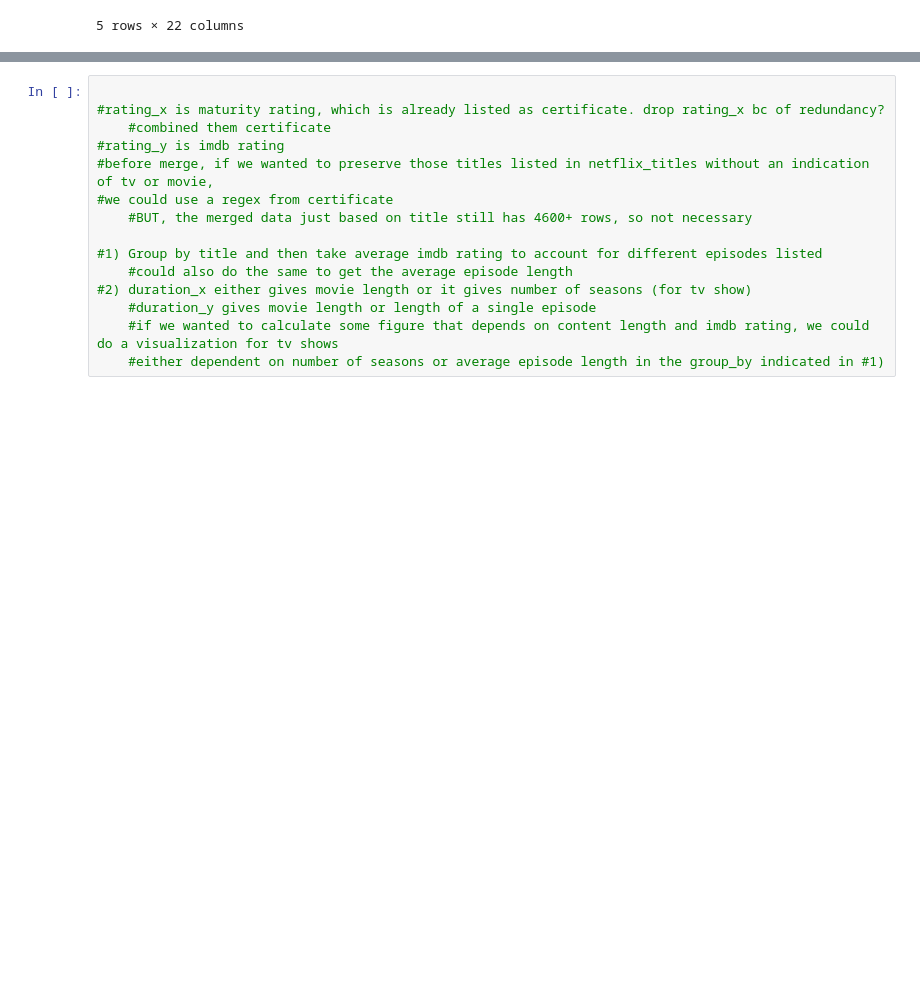
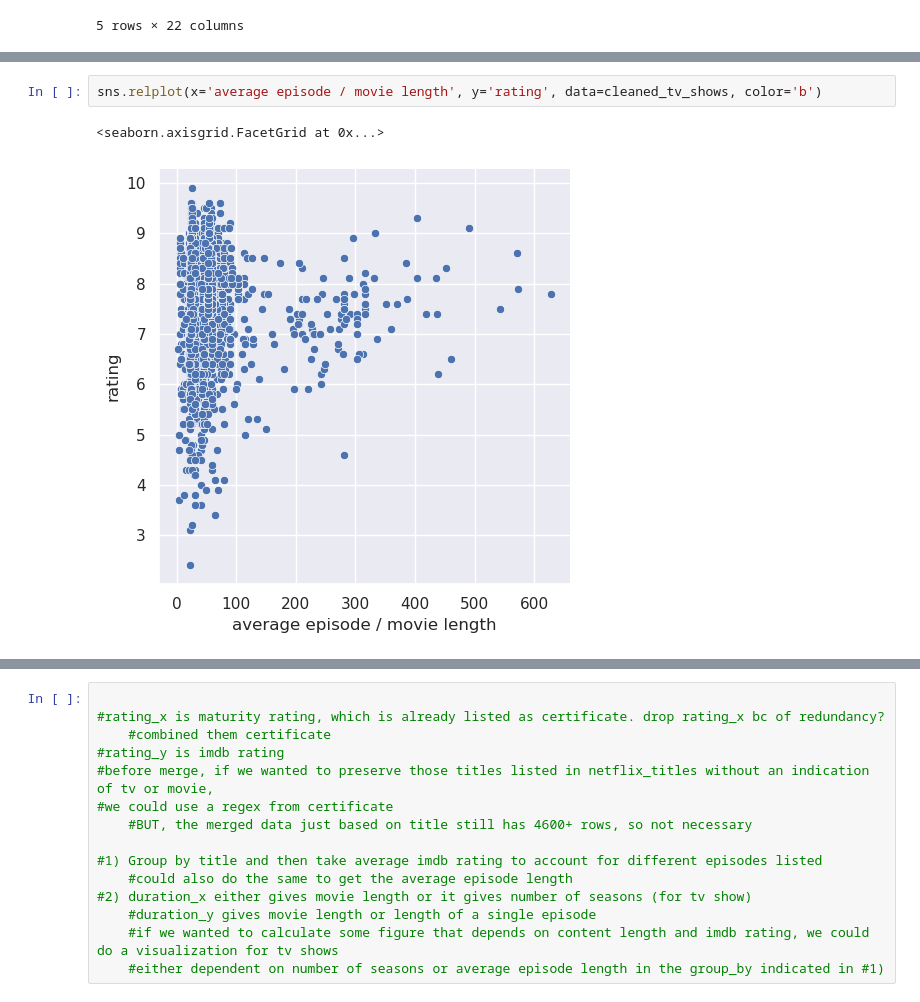
Before and after one commit to drewf24/cs216_final_project, a Jupyter notebook: project prototype.ipynb, the cells around one changed output, grey strips where cells are left out. Saved outputs shown, nothing was run; the diff lists cells and outputs as text; blank space fills up the shorter version.

```diff
--- a/project prototype.ipynb
+++ b/project prototype.ipynb
@@ -75,0 +99,5 @@ merge_with_two_avg_col.head()
+# %%
+sns.relplot(x='average episode / movie length', y='rating', data=cleaned_tv_shows, color='b')
+# %% [output]
+<seaborn.axisgrid.FacetGrid at 0x...>
+[figure, added]
```
Also changed, not shown: parts of 11 cells of this notebook.
